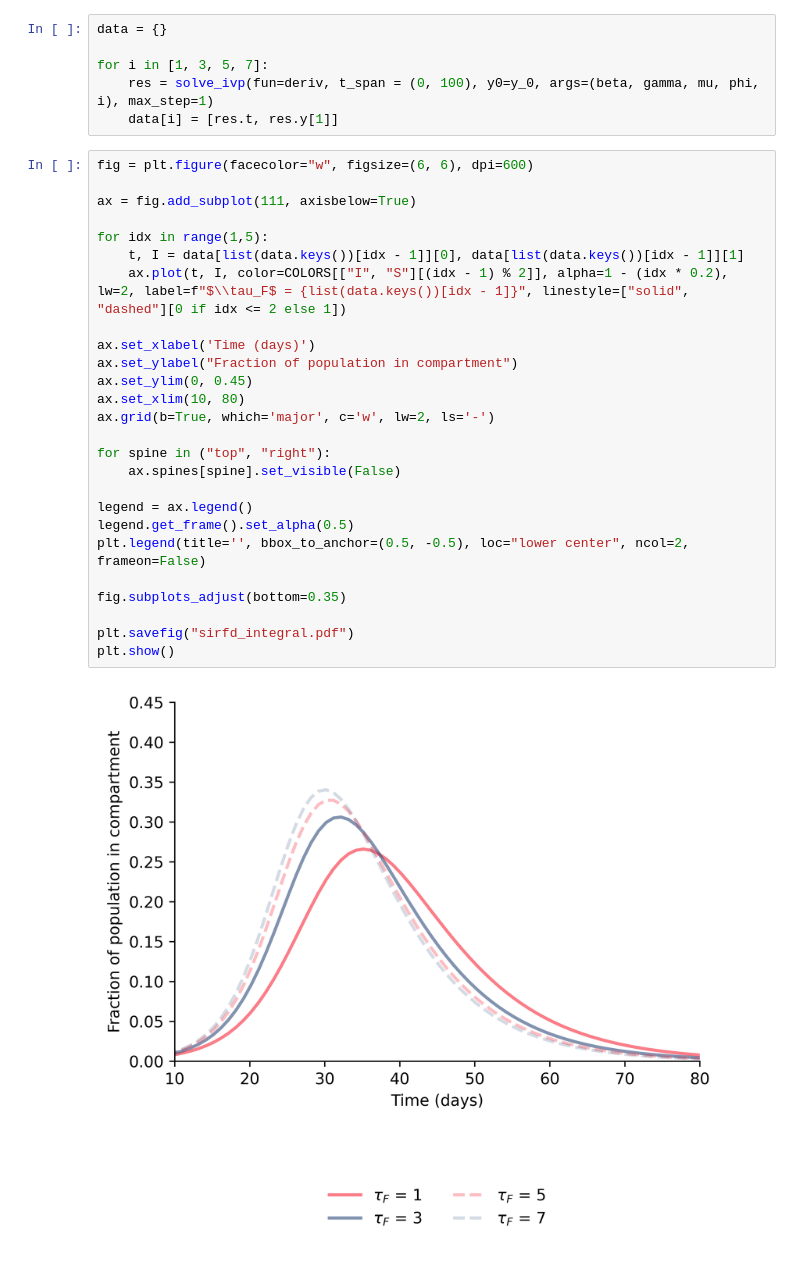
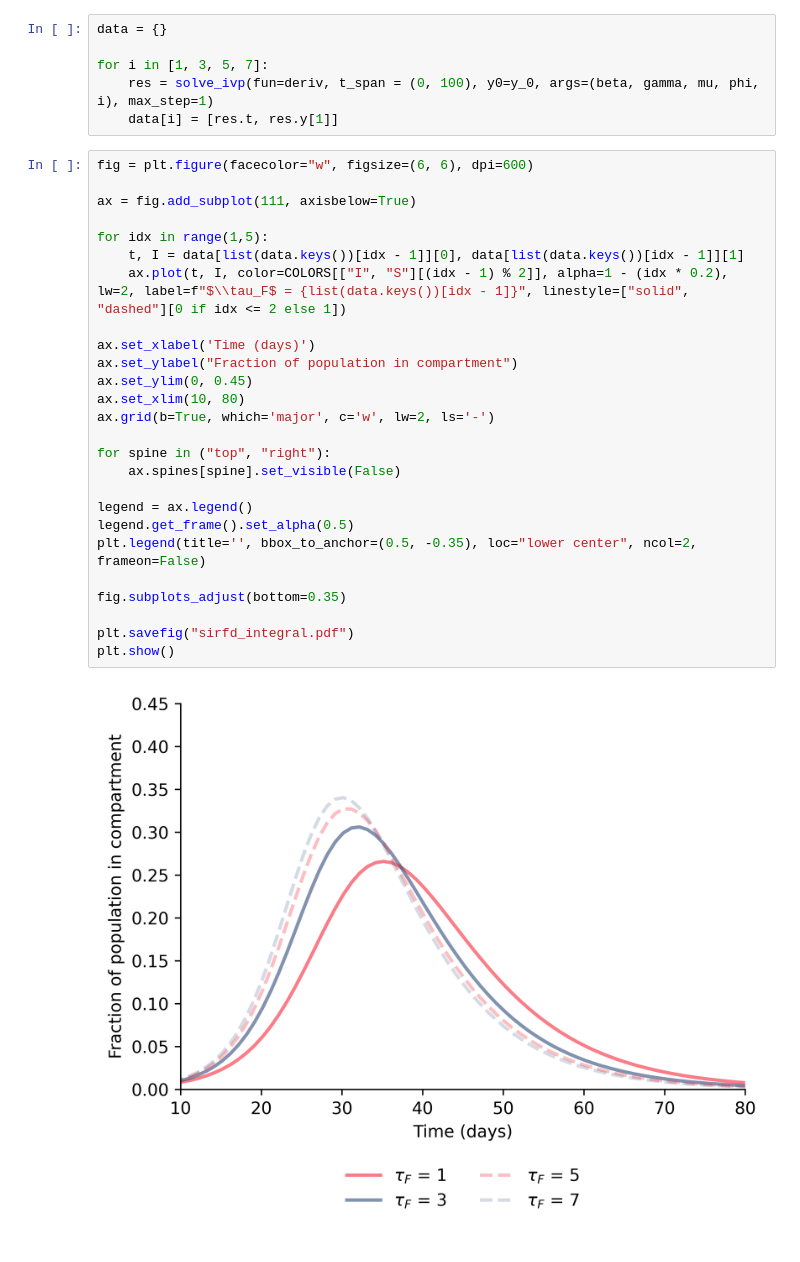
Before and after one commit to chrisvoncsefalvay/computational-infectious-disease, a Jupyter notebook: ch02/funerary_transmission/SIRFD.ipynb, the cells around one changed output. Cells and saved outputs as stored; diff of their text form.

Commit message:
Figure 2.13 tidied up.

```diff
--- a/ch02/funerary_transmission/SIRFD.ipynb
+++ b/ch02/funerary_transmission/SIRFD.ipynb
@@ -86,28 +86,28 @@ for i in [1, 3, 5, 7]:
 # %%
 fig = plt.figure(facecolor="w", figsize=(6, 6), dpi=600)
 
 ax = fig.add_subplot(111, axisbelow=True)
 
 for idx in range(1,5):
     t, I = data[list(data.keys())[idx - 1]][0], data[list(data.keys())[idx - 1]][1]
     ax.plot(t, I, color=COLORS[["I", "S"][(idx - 1) % 2]], alpha=1 - (idx * 0.2), lw=2, label=f"$\\tau_F$ = {list(data.keys())[idx - 1]}", linestyle=["solid", "dashed"][0 if idx <= 2 else 1])
 
 ax.set_xlabel('Time (days)')
 ax.set_ylabel("Fraction of population in compartment")
 ax.set_ylim(0, 0.45)
 ax.set_xlim(10, 80)
 ax.grid(b=True, which='major', c='w', lw=2, ls='-')
 
 for spine in ("top", "right"):
     ax.spines[spine].set_visible(False)
 
 legend = ax.legend()
 legend.get_frame().set_alpha(0.5)
-plt.legend(title='', bbox_to_anchor=(0.5, -0.5), loc="lower center", ncol=2, frameon=False)
+plt.legend(title='', bbox_to_anchor=(0.5, -0.35), loc="lower center", ncol=2, frameon=False)
 
 fig.subplots_adjust(bottom=0.35)
 
 plt.savefig("sirfd_integral.pdf")
 plt.show()
 # %% [output]
-[figure, old version]
+[figure, new version]
```
Also changed, not shown: parts of 1 cell of this notebook, 1 other file.
